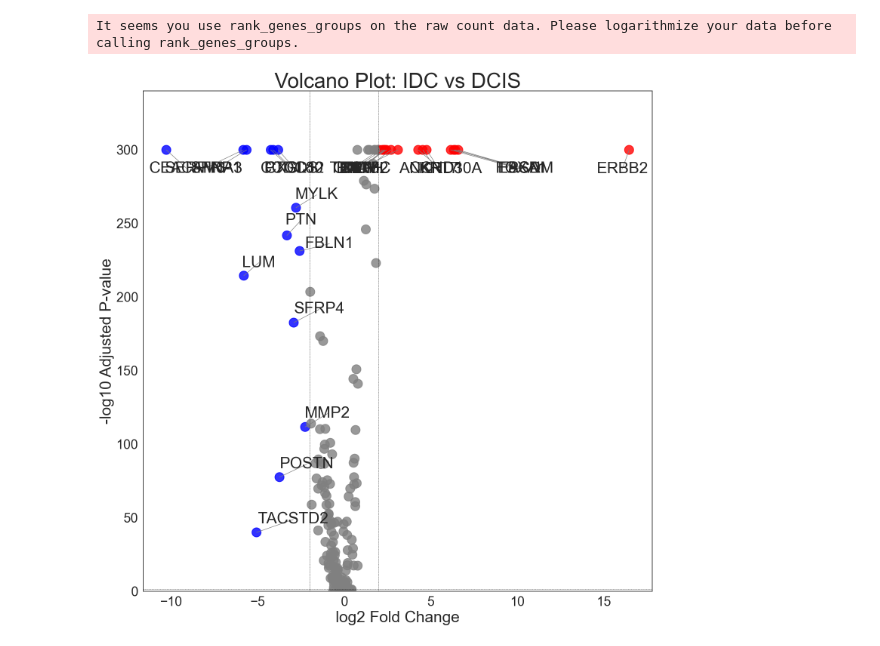
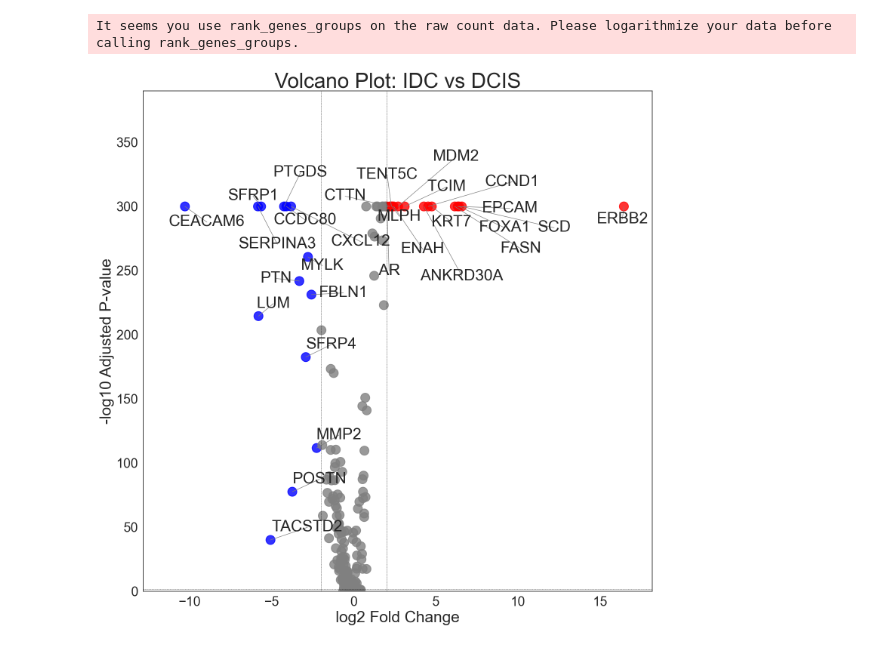
Before and after one commit to RyosukeNomural/SpatialCompassV, a Jupyter notebook: docs/tutorials/spatial_deg/index.ipynb, the cells around one changed output. Saved outputs shown, nothing was run; the diff lists cells and outputs as text; code cells hidden in the pictures.

```diff
--- a/docs/tutorials/spatial_deg/index.ipynb
+++ b/docs/tutorials/spatial_deg/index.ipynb
@@ -664,16 +664,20 @@ for _, row in force_df.iterrows():
     anchors_y.append(y0)
 
 # ===========================================
-# 6. Set axis limits (roughly)
+# 6. Set axis limits
 # ===========================================
 xmin = deg["logFC"].min()
 xmax = deg["logFC"].max()
 dx = (xmax - xmin) * 0.05 if xmax > xmin else 1.0
 ax.set_xlim(xmin - dx, xmax + dx)
 
+#ymax_data = deg["-log10(pval)"].max()
+#ymax0 = max(ymax_data, max(anchors_y) if anchors_y else ymax_data)
+#ax.set_ylim(0, ymax0 + 40)
+
 ymax_data = deg["-log10(pval)"].max()
-ymax0 = max(ymax_data, max(anchors_y) if anchors_y else ymax_data)
-ax.set_ylim(0, ymax0 + 40)  # add a bit of headroom
+headroom = max(90, ymax_data * 0.1)
+ax.set_ylim(0, ymax_data + headroom)
 
 # ===========================================
 # 7. Move labels
@@ -682,32 +686,34 @@ adjust_text(
     texts,
     ax=ax,
     only_move={'text': 'xy'},
-    expand_text=(1.2, 1.4),
+    expand_text=(1.2, 1.2),
     expand_points=(1.1, 1.2),
     force_text=1.0,
     force_points=0.3,
+    expand_axes=True,
+    lim=500
 )
 
 # ===========================================
 # 8. Draw connector lines from points to final label positions
 # ===========================================
 for t, x0, y0 in zip(texts, anchors_x, anchors_y):
     tx, ty = t.get_position()
     ax.plot([x0, tx], [y0, ty], '-', color='gray', lw=1)
 
 # ===========================================
 # 9. Threshold lines and styling
 # ===========================================
 ax.axvline(x=2,  color='black', linestyle='--', lw=0.5)
 ax.axvline(x=-2, color='black', linestyle='--', lw=0.5)
 ax.axhline(y=-np.log10(0.05), color='black', linestyle='--', lw=0.5)
 
 ax.set_xlabel("log2 Fold Change", fontsize=30)
 ax.set_ylabel("-log10 Adjusted P-value", fontsize=30)
 ax.tick_params(axis='both', labelsize=25)
 
 ax.set_title("Volcano Plot: IDC vs DCIS", fontsize=40)
 fig.tight_layout()
 plt.show()
 # %% [output]
-[figure, old version]
+[figure, new version]
```
